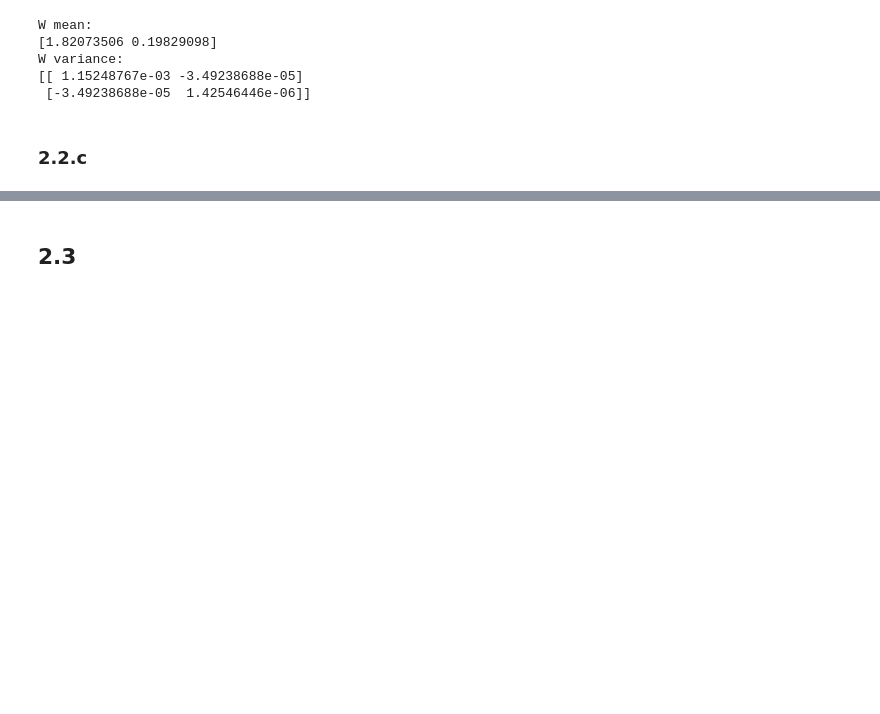
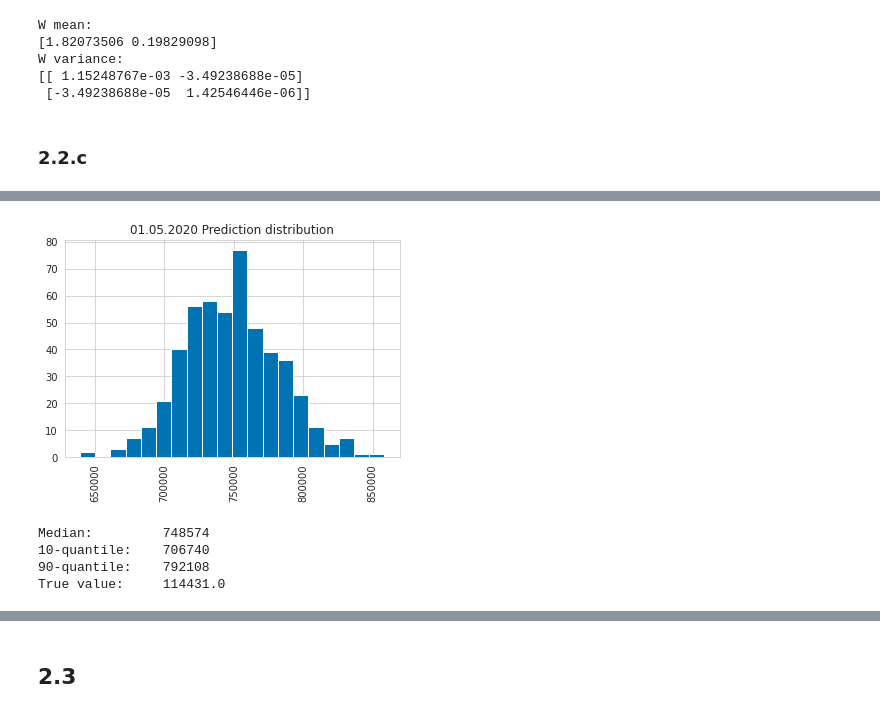
Before and after one commit to Illumaria/made-advanced-machine-learning, a Jupyter notebook: assignment_01.ipynb, the cells around one changed output, grey strips where cells are left out. Drawn from its saved outputs; the diff is of its cells as text; code cells hidden in the pictures; blank space fills up the shorter version.

```diff
--- a/assignment_01.ipynb
+++ b/assignment_01.ipynb
@@ -322,0 +341,28 @@ W variance:
+# %%
+x = pd.Series([
+    MAY_FIRST,
+    JUNE_FIRST,
+    SEPTEMBER_FIRST
+])
+
+pred_matrix = np.column_stack([np.ones(3), x])
+
+res = np.exp(w.dot(pred_matrix.T))
+# %%
+plt.hist(res[:, 0], bins=20)
+plt.xticks(rotation=90)
+plt.title("01.05.2020 Prediction distribution");
+# %% [output]
+[figure, added]
+# %%
+# Prediction for May 1
+print(f"Median:\t\t{round(np.quantile(res[:, 0], 0.5))}")
+print(f"10-quantile:\t{round(np.quantile(res[:, 0], 0.1))}")
+print(f"90-quantile:\t{round(np.quantile(res[:, 0], 0.9))}")
+print(f"True value:\t" \
+      f"{russia_test[russia_test['day'] == MAY_FIRST]['total_cases'].iloc[0]}")
+# %% [output]
+Median:         748574
+10-quantile:    706740
+90-quantile:    792108
+True value:     114431.0
```
Also changed, not shown: parts of 22 cells of this notebook.
